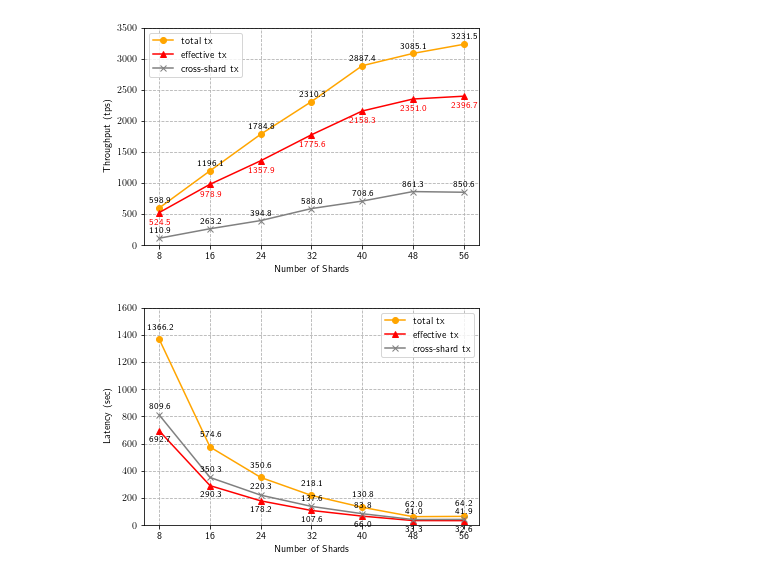
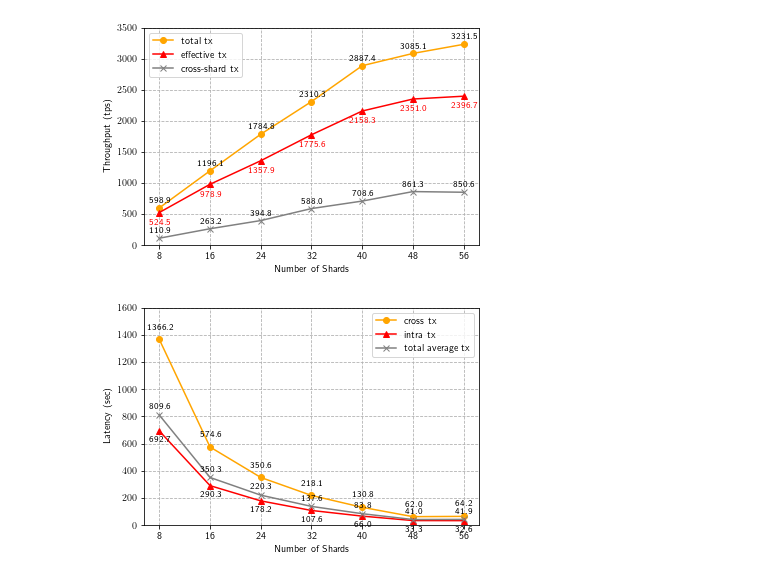
Before and after one commit to wzh4464/jessufig, a Jupyter notebook: draw_xshard.ipynb, the cells around one changed output. Drawn from its saved outputs; the diff is of its cells as text; code cells hidden in the pictures.

Commit message:
latency

```diff
--- a/draw_xshard.ipynb
+++ b/draw_xshard.ipynb
@@ -186,32 +186,32 @@ def plot_line_chart(data,pic_name='txrate',save=False,xlabel="TX rate / (TXs/Sec
         for j, val in enumerate(y[i,:]):
             if i==1:
                 leftaxis.text(x[j], val-3.2*text_location, val, horizontalalignment='center', verticalalignment='bottom', fontdict={'fontweight':500, 'size':9})
                 # leftaxis.text(x[j], val-4.5*text_location, val, horizontalalignment='center', verticalalignment='bottom', fontdict={'fontweight':500, 'size':9, 'color':'red'})
             else:
                 if i == 2:
                     # leftaxis.text(x[j], val+text_location, val, horizontalalignment='center', verticalalignment='bottom', fontdict={'fontweight':500, 'size':9,'color':'red'})
                     leftaxis.text(x[j], val+text_location, val, horizontalalignment='center', verticalalignment='bottom', fontdict={'fontweight':500, 'size':9})
                 else:
                     # leftaxis.text(x[j], val+2*text_location, val, horizontalalignment='center', verticalalignment='bottom', fontdict={'fontweight':500, 'size':9,'color':'green'})
                     leftaxis.text(x[j], val+2*text_location, val, horizontalalignment='center', verticalalignment='bottom', fontdict={'fontweight':500, 'size':9})
 
     leftaxis.grid(axis='y',linestyle='--',zorder=0)
     leftaxis.grid(axis='x',linestyle='--',zorder=0)
 
     leftaxis.set_xlabel(xlabel)
     leftaxis.set_ylabel(ylabel)
     leftaxis.set_ylim(0, ylim)
     leftaxis.set_xticks(x, x.astype(int))
     # print(x)
     leftaxis.legend(loc=0)
     if ytick_k:
         plt.yticks(np.linspace(0,xlim,xscale+1),np.linspace(0,10,xscale+1))
         plt.xticks(np.linspace(8,64,8))
         leftaxis.set_xlim(4, 68)
     if save:
         plt.savefig("pic/"+time.strftime("%Y-%m-%d %H:%M:%S", time.localtime())+"_Figure_"+pic_name+".png", dpi=600, bbox_inches='tight')
     plt.show()
 
-plot_line_chart(data=data,pic_name='txrate',save=True,xlabel="Number of Shards", ylabel="Latency (sec)",text_location=30,ylim=1600,labellist=['total tx','effective tx','cross-shard tx'])
+plot_line_chart(data=data,pic_name='txrate',save=True,xlabel="Number of Shards", ylabel="Latency (sec)",text_location=30,ylim=1600,labellist=['cross tx', 'intra tx', 'total average tx'])
 # %% [output]
-[figure, old version]
+[figure, new version]
```
Also changed, not shown: 1 other file.
